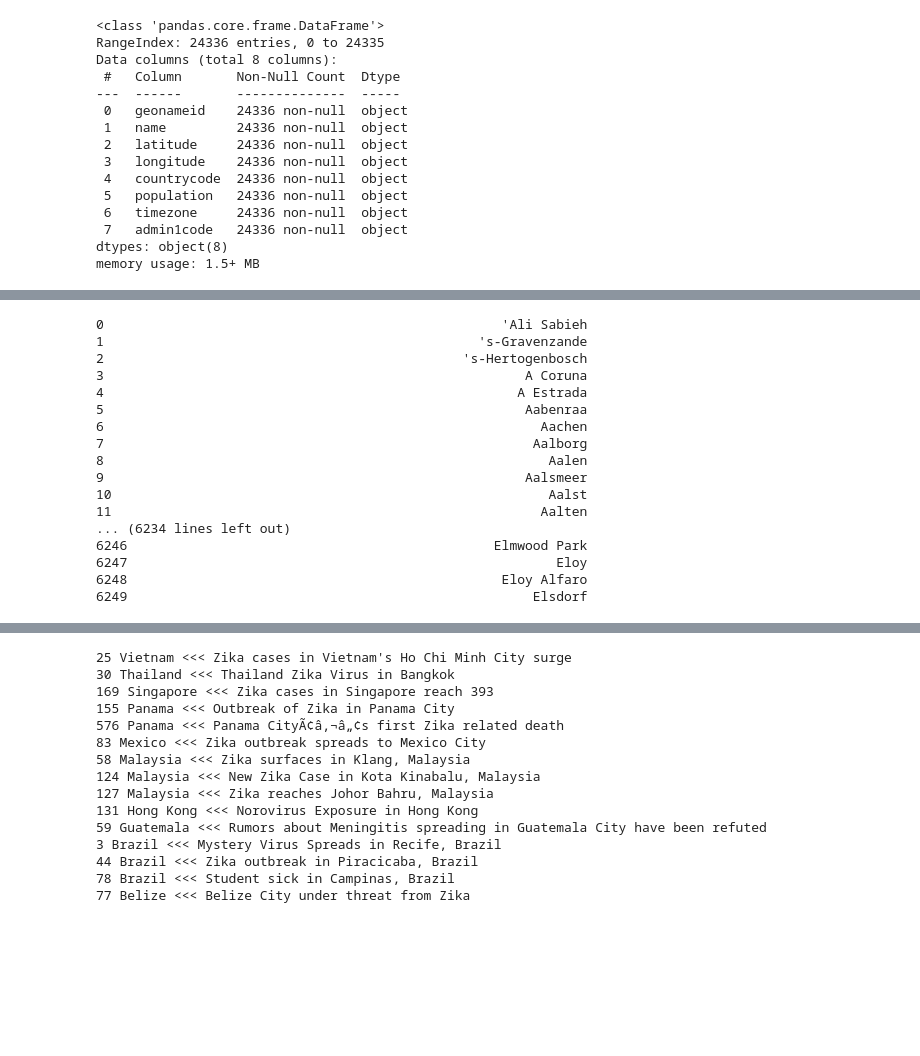
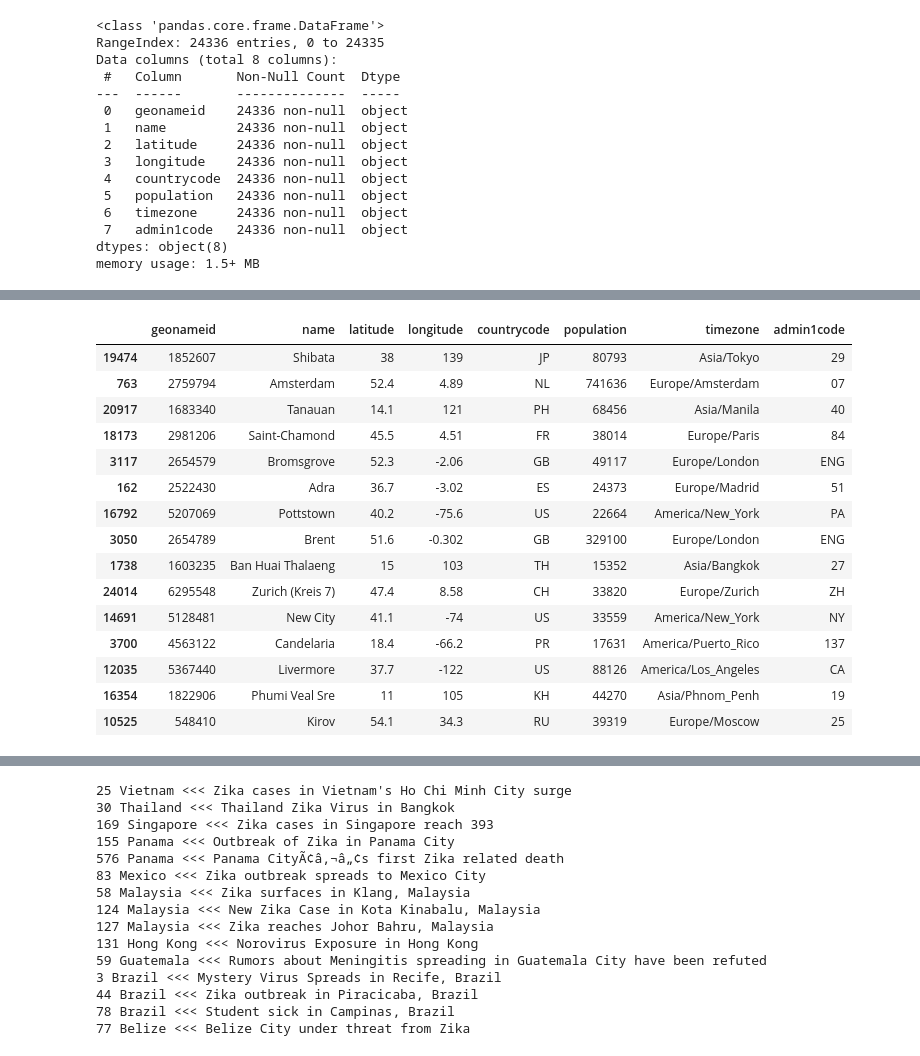
Before and after one commit to nutthawootp/Manning_liveProject, a Jupyter notebook: 1. Extracting City and Country Information from News Headlines.ipynb, the cells around one changed output, grey strips where cells are left out. Drawn from its saved outputs; the diff is of its cells as text; code cells hidden in the pictures; blank space fills up the shorter version.

```diff
--- a/1. Extracting City and Country Information from News Headlines.ipynb
+++ b/1. Extracting City and Country Information from News Headlines.ipynb
@@ -209,23 +166,22 @@ cities.sample(30)
 # %%
 # transform all accented strings to English alphabets'
 for index,city in enumerate(cities.loc[:,'name']):
     cities.loc[index,'name'] = unidecode.unidecode(city)
-cities.loc[-338:,'name']
+cities.sample(15)
 # %% [output]
-0                                                   'Ali Sabieh
-1                                                's-Gravenzande
-2                                              's-Hertogenbosch
-3                                                      A Coruna
-4                                                     A Estrada
-5                                                      Aabenraa
-6                                                        Aachen
-7                                                       Aalborg
-8                                                         Aalen
-9                                                      Aalsmeer
-10                                                        Aalst
-11                                                       Aalten
-... (6234 lines left out)
-6246                                               Elmwood Park
-6247                                                       Eloy
-6248                                                Eloy Alfaro
-6249                                                    Elsdorf
+|  | geonameid | name | latitude | longitude | countrycode | population | timezone | admin1code |
+| 19474 | 1852607 | Shibata | 38 | 139 | JP | 80793 | Asia/Tokyo | 29 |
+| 763 | 2759794 | Amsterdam | 52.4 | 4.89 | NL | 741636 | Europe/Amsterdam | 07 |
+| 20917 | 1683340 | Tanauan | 14.1 | 121 | PH | 68456 | Asia/Manila | 40 |
+| 18173 | 2981206 | Saint-Chamond | 45.5 | 4.51 | FR | 38014 | Europe/Paris | 84 |
+| 3117 | 2654579 | Bromsgrove | 52.3 | -2.06 | GB | 49117 | Europe/London | ENG |
+| 162 | 2522430 | Adra | 36.7 | -3.02 | ES | 24373 | Europe/Madrid | 51 |
+| 16792 | 5207069 | Pottstown | 40.2 | -75.6 | US | 22664 | America/New_York | PA |
+| 3050 | 2654789 | Brent | 51.6 | -0.302 | GB | 329100 | Europe/London | ENG |
+| 1738 | 1603235 | Ban Huai Thalaeng | 15 | 103 | TH | 15352 | Asia/Bangkok | 27 |
+| 24014 | 6295548 | Zurich (Kreis 7) | 47.4 | 8.58 | CH | 33820 | Europe/Zurich | ZH |
+| 14691 | 5128481 | New City | 41.1 | -74 | US | 33559 | America/New_York | NY |
+| 3700 | 4563122 | Candelaria | 18.4 | -66.2 | PR | 17631 | America/Puerto_Rico | 137 |
+| 12035 | 5367440 | Livermore | 37.7 | -122 | US | 88126 | America/Los_Angeles | CA |
+| 16354 | 1822906 | Phumi Veal Sre | 11 | 105 | KH | 44270 | Asia/Phnom_Penh | 19 |
+| 10525 | 548410 | Kirov | 54.1 | 34.3 | RU | 39319 | Europe/Moscow | 25 |
```
Also changed, not shown: parts of 18 cells of this notebook.
